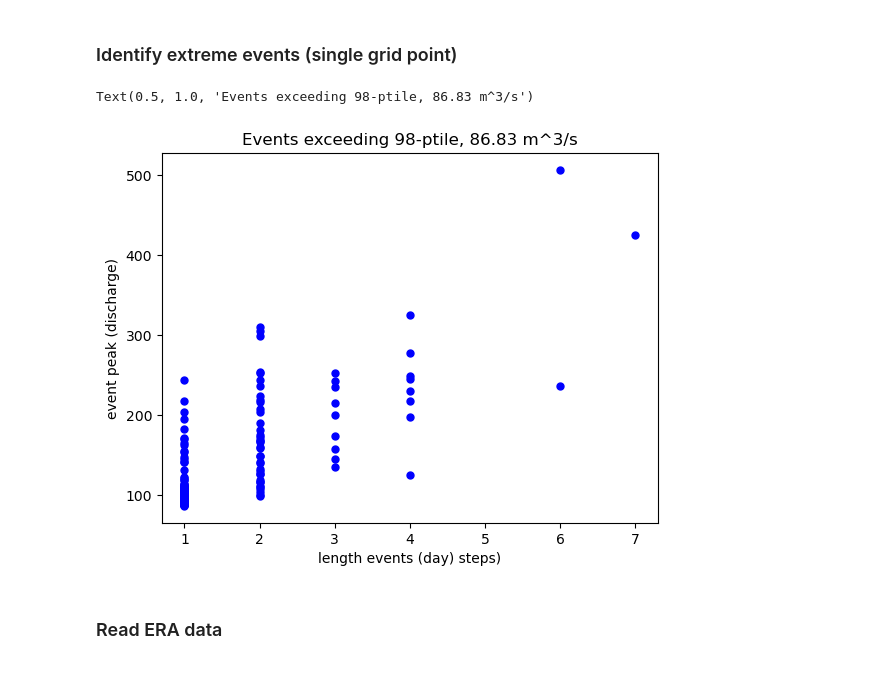
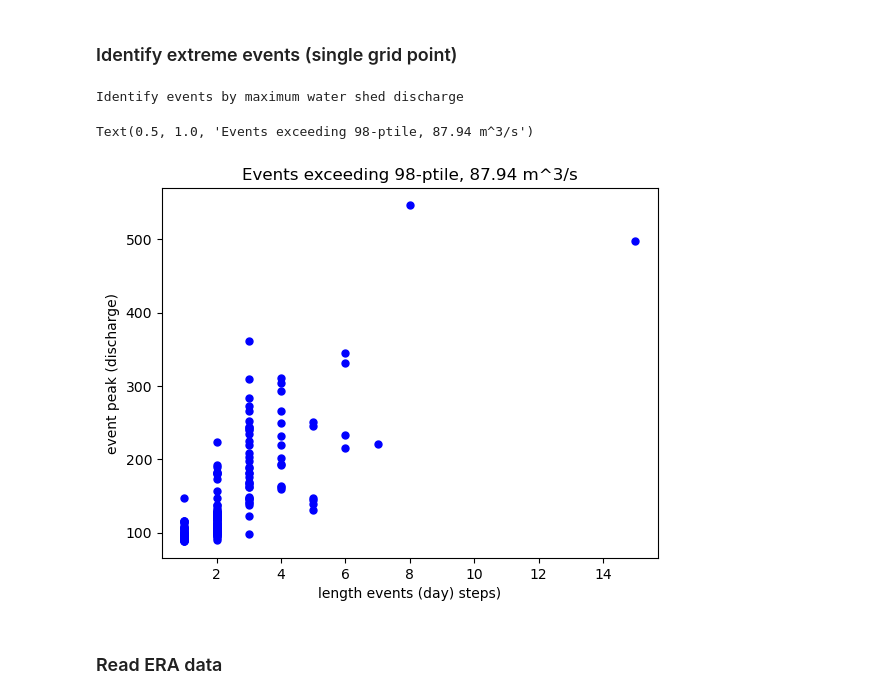
Before and after one commit to zappag/FLORA, a Jupyter notebook: explore.ipynb, the cells around one changed output. Cells and saved outputs as stored; diff of their text form; code cells hidden in the pictures.

```diff
--- a/explore.ipynb
+++ b/explore.ipynb
@@ -18,8 +18,8 @@ region='panaro'
 tres='day'
 
 #fname_pat=f"{EFASDIR_HIST}/output/6h/efas_italy_*.nc"
-#fname_pat=f"{EFASDIR_HIST}/output/{tres}/efas_{region}_*.nc"
-fname_pat=f"{EFASDIR_HIST}/output/{tres}/efas_{region}_2000.nc"
+fname_pat=f"{EFASDIR_HIST}/output/{tres}/efas_{region}_*.nc"
+#fname_pat=f"{EFASDIR_HIST}/output/{tres}/efas_{region}_2000.nc"
 wshed_fname=f"{EFASDIR_HIST}/postpro/watersheds/efas_{region}_{tres}_masked.nc"
 
 # directory of HydroBasins shapefile
@@ -57,5 +57,6 @@ fname_gp=f"{EFASDIR_HIST}/postpro/single_gp/efas_{region}_{tlabel}_{tres}.nc"
 
 # FLAGS
 plot2d_day=False
-ReadExisting=True  # allows faster execution if True. If False, the EFAS data is read from the netcdf files
+ReadExisting=False  # allows faster execution if True. If False, the EFAS data is read from the netcdf files
+HazardDef="wmax"   # gridpoint (gp), watershed max (wmax), economic (eco)
 # %% [markdown]
@@ -63,6 +64,6 @@ ReadExisting=True  # allows faster execution if True. If False, the EFAS data is
 # %%
 # Read EFAS data for single grid point, and save it to .nc for more rapid access in future executions
-def read_and_store_time_series(fname_pat, lat, lon, output_file, check_existing=True):
+def read_and_store_time_series(fname_pat, lat, lon, output_file, ReadExisting):
 
     """
     Read time series data from a specified grid point and store it on disk.
@@ -75,7 +76,7 @@ def read_and_store_time_series(fname_pat, lat, lon, output_file, check_existing=
     check_existing (bool): Whether to check if the output file already exists (default: True).
     """
     # Check if the output file already exists
-    if check_existing and os.path.exists(output_file):
+    if ReadExisting and os.path.exists(output_file):
         # If the output file exists, read it straight away
         time_series = xr.open_dataset(output_file)
     else:
@@ -92,7 +93,7 @@ def read_and_store_time_series(fname_pat, lat, lon, output_file, check_existing=
     return time_series
 
 # xarray
-xds_gp = read_and_store_time_series(fname_pat, lat=tlat, lon=tlon, output_file=fname_gp, check_existing=ReadExisting)
+xds_gp = read_and_store_time_series(fname_pat, tlat, tlon, fname_gp, ReadExisting)
 
 # discharge values (convert to numpy array)
 ds_gp=xds_gp[disname].values
@@ -163,8 +166,8 @@ shape_basin_gdf.plot()
 
 # if maximum discharge exists, read it, otherwise compute it
 fname_dismax=f"{EFASDIR_HIST}/postpro/watersheds/efas_{region}_{tres}_dis_max.nc"
-if os.path.exists(fname_dismax) and not ReadExisting:
-    dis_max=xr.open_dataset(fname_dismax)
+if os.path.exists(fname_dismax) and ReadExisting:
+    xds_max=xr.open_dataset(fname_dismax)
 else:
     # read EFAS data
     xds=xr.open_mfdataset(wshed_fname,combine='by_coords')
@@ -172,4 +175,6 @@ else:
 
     # save to file
     xds_max.to_netcdf(fname_dismax)
+
+ds_max=xds_max[disname].values
 # %%
@@ -291,11 +319,15 @@ axs[2].set_ylim(0, 700)
 # %% [markdown]
 ### Identify extreme events (single grid point)
 # %%
-def find_events(data, threshold, gap=0):
+def find_events(data, prcth, gap=0):
     # data: 1D array of values
     # threshold: threshold value for event detection
     # gap: minimum number of consecutive values below the threshold to consider as a new event
 
+    # define threshold
+    threshold=np.percentile(ds_gp, prcth)
+
+    # initialize variables
     events = []
     event_start = None
     event_values = []  # List to store values within each event
@@ -319,37 +351,41 @@ def find_events(data, threshold, gap=0):
     if event_start is not None:
         events.append((event_start, len(data)-1), event_values)  # Append the event start and end indices
 
-    return events
+    return events, threshold
 # %%
 # threshold precentile for event definition (across all timesteps)
-prcth=98
-ds_gp_prc=np.percentile(ds_gp, prcth)
-ds_gp_up=ds_gp[ds_gp>ds_gp_prc]
 
 # minimum number of time steps below threshold between independent events. Otherwise it's the same event
 if tres=='day':
     steps_independent_event=1
 elif tres=='6h':
     steps_independent_event=3
 
-iv_event=find_events(ds_gp,ds_gp_prc,steps_independent_event)
+prcth=98
+if HazardDef=='gp':
+    print('Identify events by grid point discharge')
+    iv_event,dis_threshold=find_events(ds_gp,prcth,steps_independent_event)
+elif HazardDef=='wmax':
+    print('Identify events by maximum water shed discharge')
+    iv_event,dis_threshold=find_events(ds_max,prcth,steps_independent_event)
 
 # Convert events to a pandas DataFrame
 df_events = pd.DataFrame(iv_event)
 event_length=df_events[2].apply(len)
 event_max=df_events[2].apply(max)
 
 # add column with peak intensity
 df_events[3]=event_max
 
 plt.figure
 plt.plot(event_length,event_max,marker='o', linestyle='None', markersize=5, color='blue')
 plt.xlabel(f'length events ({tres}) steps)')
 plt.ylabel('event peak (discharge)')
-plt.title(f'Events exceeding {prcth}-ptile, {ds_gp_prc:,.2f} m^3/s')
+plt.title(f'Events exceeding {prcth}-ptile, {dis_threshold:,.2f} m^3/s')
 # %% [output]
-Text(0.5, 1.0, 'Events exceeding 98-ptile, 86.83 m^3/s')
+Identify events by maximum water shed discharge
+Text(0.5, 1.0, 'Events exceeding 98-ptile, 87.94 m^3/s')
-[figure, old version]
+[figure, new version]
 # %% [markdown]
 ### Read ERA data
 # %%
```
Also changed, not shown: parts of 19 cells of this notebook.
